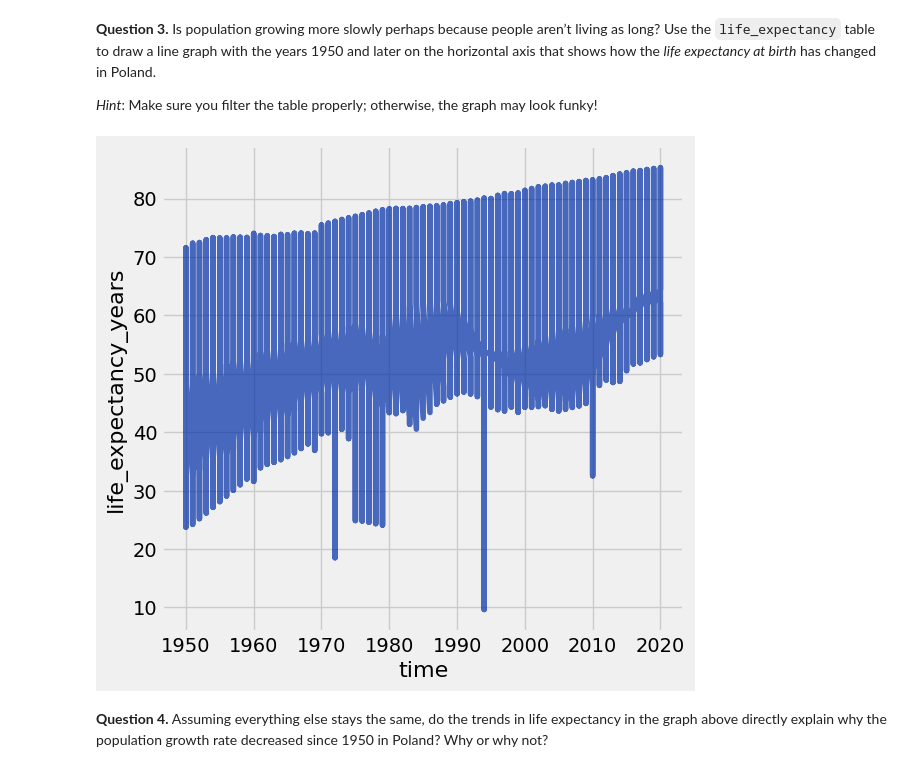
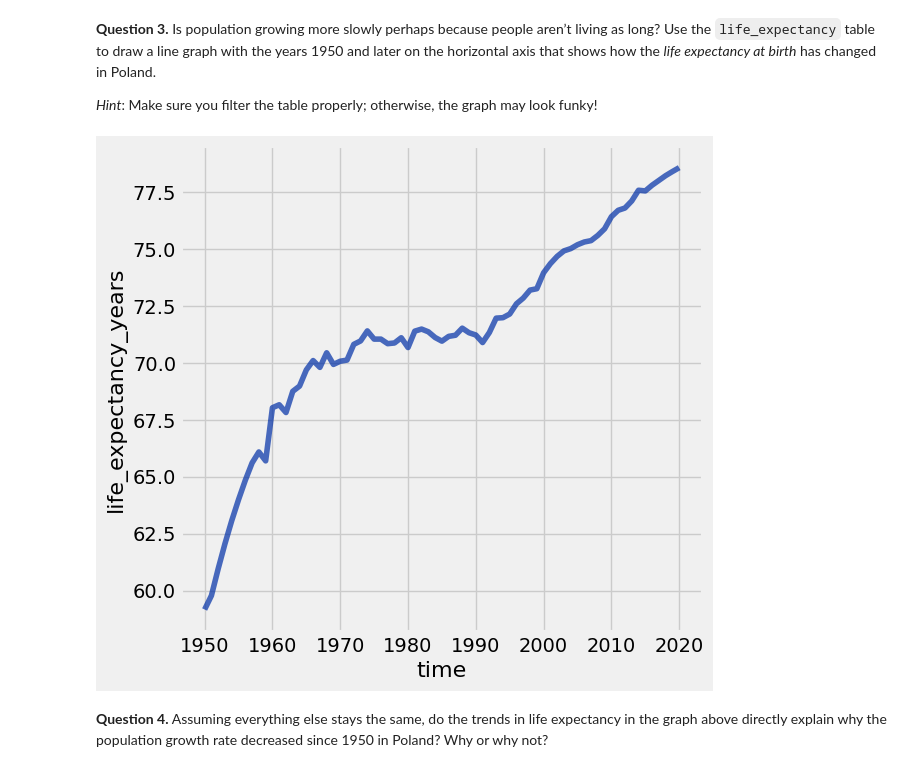
Before and after one commit to cplahn/cplahn_DATA_Fall, a Jupyter notebook: project1/project1.ipynb, the cells around one changed output. Saved outputs shown, nothing was run; the diff lists cells and outputs as text; code cells hidden in the pictures.

```diff
--- a/project1/project1.ipynb
+++ b/project1/project1.ipynb
@@ -215,10 +215,11 @@ fertility.show(3)
 _Hint_: Make sure you filter the table properly; otherwise, the graph may look funky!
 # %%
 # Fill in code here
-nin50_later=life_expectancy.where('time',are.above_or_equal_to(1950))
+poland_life=life_expectancy.where('geo',are.containing('pol'))
+nin50_later=poland_life.where('time',are.above_or_equal_to(1950))
 nin50_later.plot('time','life_expectancy_years')
 # %% [output]
-[figure, old version]
+[figure, new version]
 # %% [markdown]
 <!-- END QUESTION -->
 
```
Also changed, not shown: parts of 7 cells of this notebook, 1 other file.
